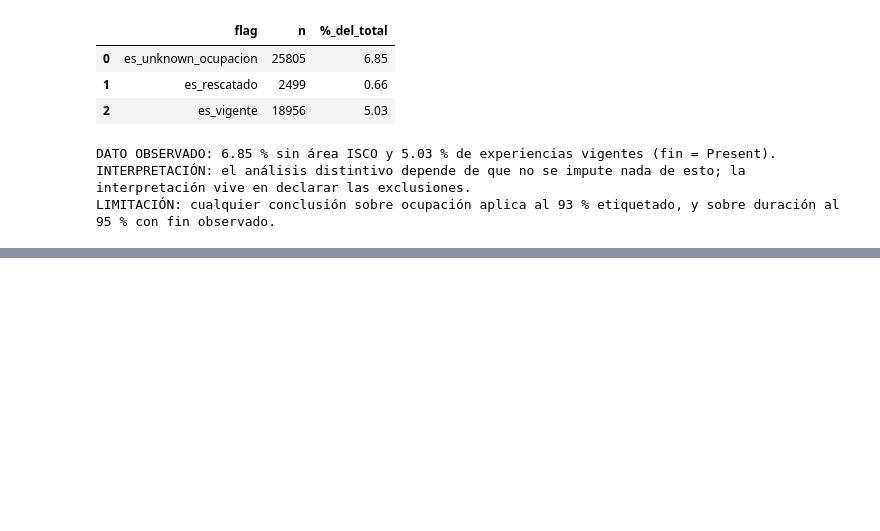
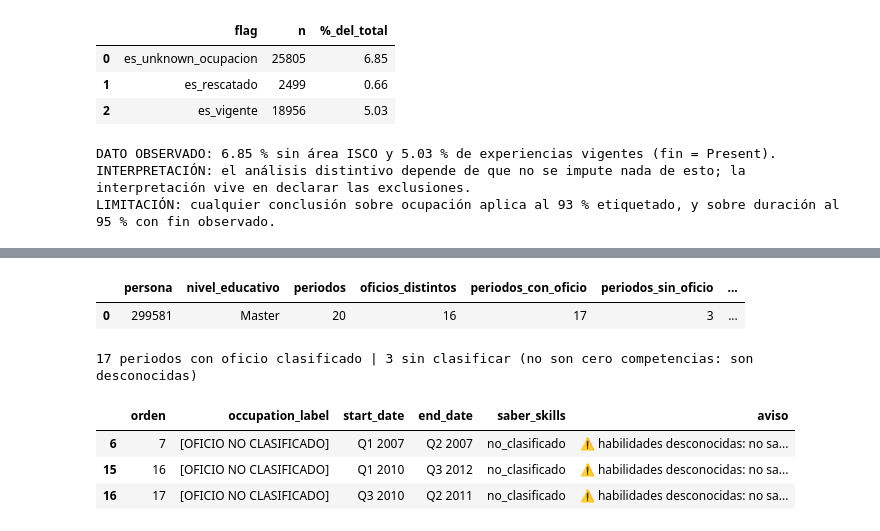
Before and after one commit to Keta787/MineriaProtect, a Jupyter notebook: libros/presentacion.ipynb, the cells around one changed output, grey strips where cells are left out. Saved outputs shown, nothing was run; the diff lists cells and outputs as text; code cells hidden in the pictures; blank space fills up the shorter version.

```diff
--- a/libros/presentacion.ipynb
+++ b/libros/presentacion.ipynb
@@ -621,0 +723,22 @@ LIMITACIÓN: cualquier conclusión sobre ocupación aplica al 93 % etiquetado, y
+# %%
+# Cuando el cargo no se pudo clasificar no se inventa nada: se declara
+# DESCONOCIDO, conservando las fechas del periodo. Poner cero competencias
+# sería una afirmación falsa sobre el 7,5 % del dataset sin oficio.
+persona = "299581"
+display(I.resumen_perfil(empleos, persona))
+perfil = I.perfil_persona(empleos, competencias, persona)
+sin_clasificar = perfil.loc[perfil["aviso"].ne("")]
+
+print(f"{perfil['occupation_code'].notna().sum()} periodos con oficio clasificado | "
+      f"{len(sin_clasificar)} sin clasificar (no son cero competencias: son desconocidas)")
+
+display(sin_clasificar[["orden", "occupation_label", "start_date", "end_date",
+                        "saber_skills", "aviso"]])
+# %% [output]
+|  | persona | nivel_educativo | periodos | oficios_distintos | periodos_con_oficio | periodos_sin_oficio | ... |
+| 0 | 299581 | Master | 20 | 16 | 17 | 3 | ... |
+17 periodos con oficio clasificado | 3 sin clasificar (no son cero competencias: son desconocidas)
+|  | orden | occupation_label | start_date | end_date | saber_skills | aviso |
+| 6 | 7 | [OFICIO NO CLASIFICADO] | Q1 2007 | Q2 2007 | no_clasificado | ⚠ habilidades desconocidas: no sa... |
+| 15 | 16 | [OFICIO NO CLASIFICADO] | Q1 2010 | Q3 2012 | no_clasificado | ⚠ habilidades desconocidas: no sa... |
+| 16 | 17 | [OFICIO NO CLASIFICADO] | Q3 2010 | Q2 2011 | no_clasificado | ⚠ habilidades desconocidas: no sa... |
```
Also changed, not shown: parts of 8 cells of this notebook, 4 other files.
